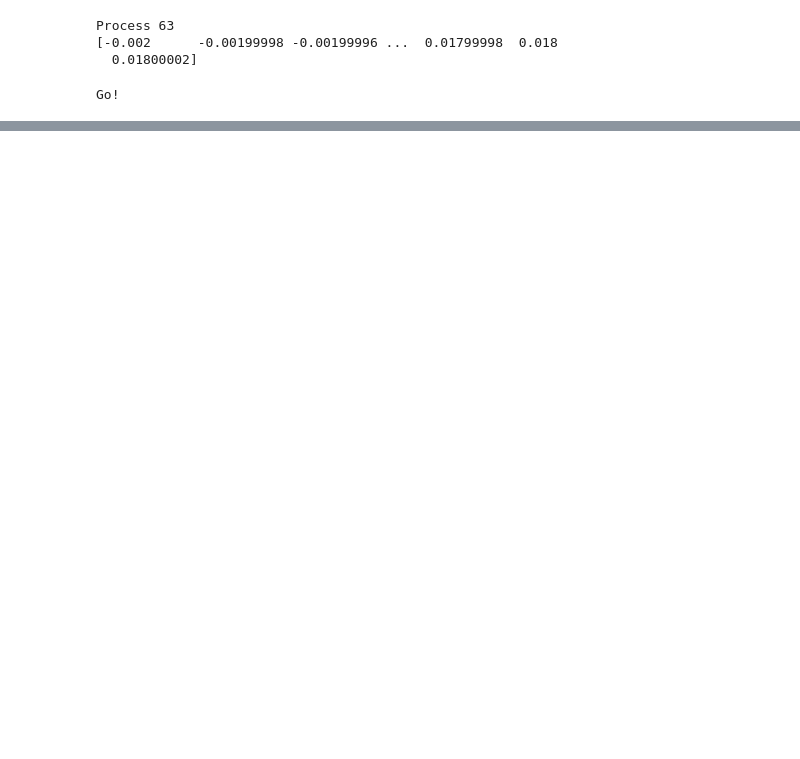
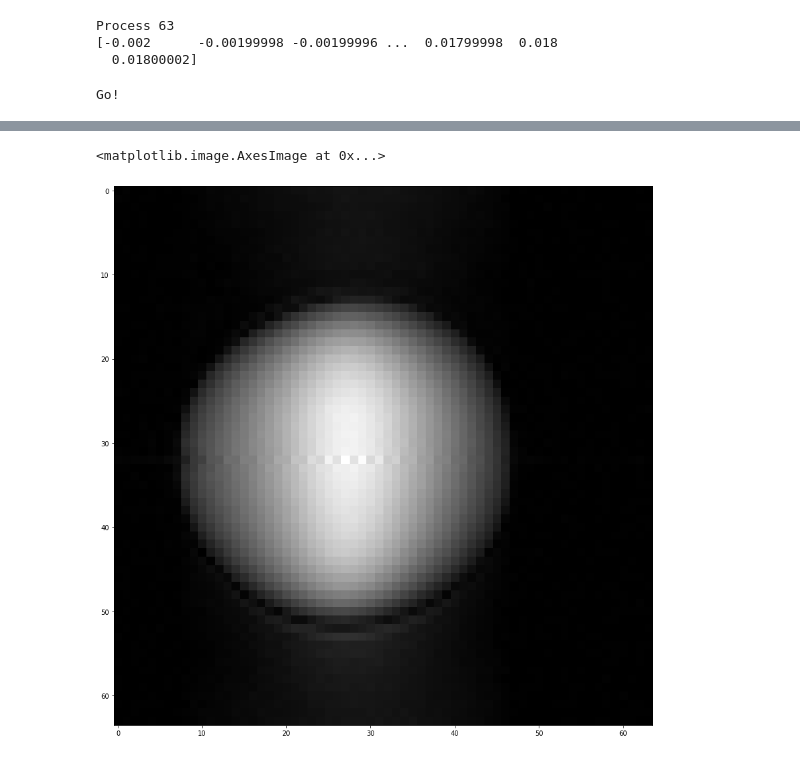
Before and after one commit to kelu124/oshmri, a Jupyter notebook: tom/Scope/recon.ipynb, the cells around one changed output, grey strips where cells are left out. Saved outputs shown, nothing was run; the diff lists cells and outputs as text; code cells hidden in the pictures; blank space fills up the shorter version.

```diff
--- a/tom/Scope/recon.ipynb
+++ b/tom/Scope/recon.ipynb
@@ -76,0 +128,5 @@ if 0:
+# %%
+cutRFdata   = rawRFdata[:,startWindow:endWindow+1]
+cutTimeScale= timeScale[startWindow:endWindow+1]
+frequencies = np.fft.fftshift(np.fft.fftfreq(np.size(cutTimeScale), d = dt))
+print(cutRFdata)
@@ -76,0 +141,17 @@ if 0:
+# %%
+freqWindow  = np.where((centerFreq - BW/2 < frequencies) & (frequencies < centerFreq + BW/2))[0]
+startFreq   = freqWindow[0]
+endFreq     = freqWindow[-1]
+# %%
+ordRFdata   = np.zeros(np.shape(cutRFdata))
+ordRFdata[32:,:]   = cutRFdata[1::2,:]
+ordRFdata[:32,:]   = np.flip(cutRFdata[::2,:], axis = 0)
+# %%
+image       = np.fft.fftshift(np.fft.fft2(np.fft.fftshift(ordRFdata)))
+cutImage    = image[:,startFreq:endFreq+1]
+# %%
+plt.figure(figsize=(15,15))
+plt.imshow(np.abs(cutImage), cmap = 'gray')
+# %% [output]
+<matplotlib.image.AxesImage at 0x...>
+[figure, added]
```
Also changed, not shown: parts of 9 cells of this notebook, 1 other file.
